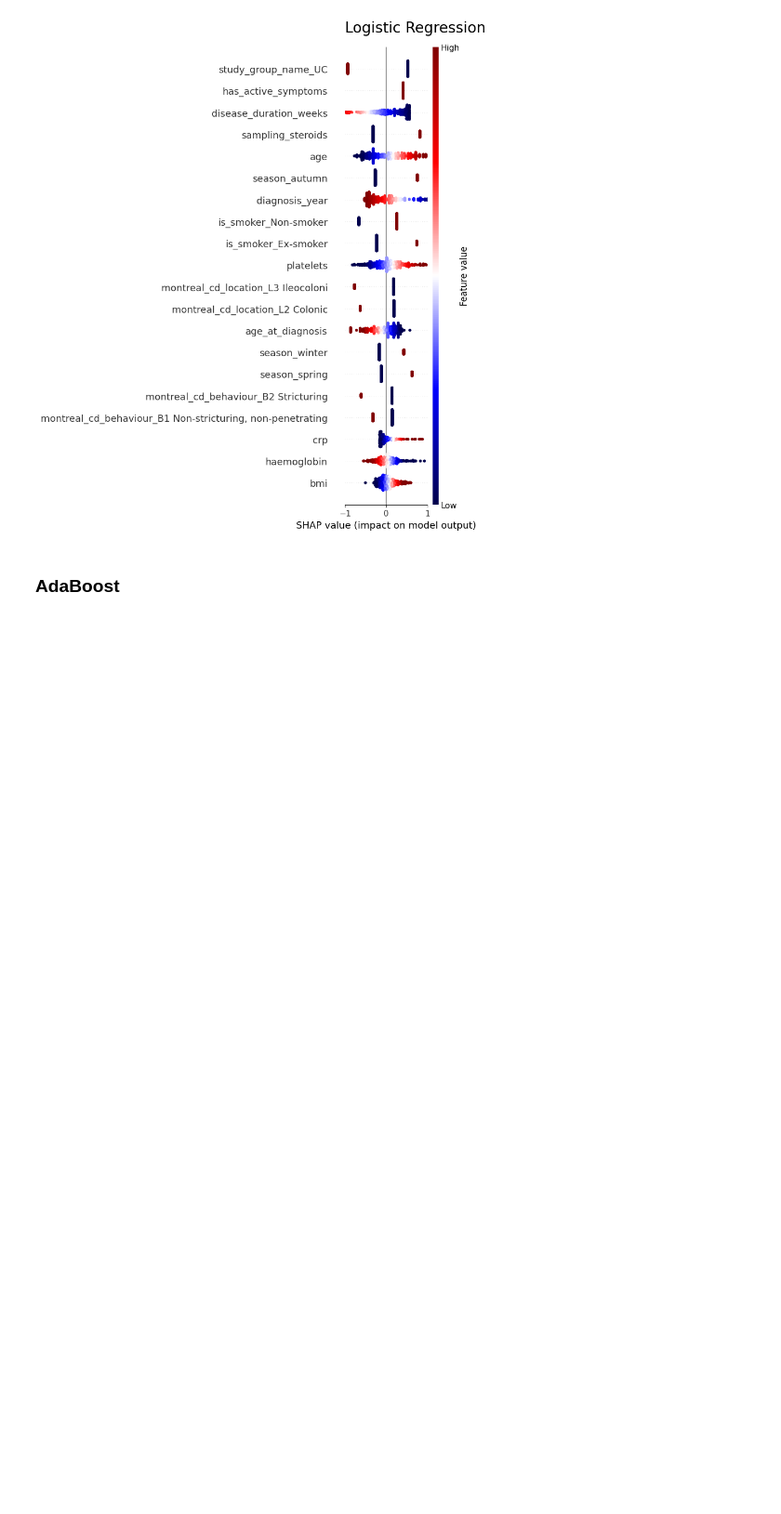
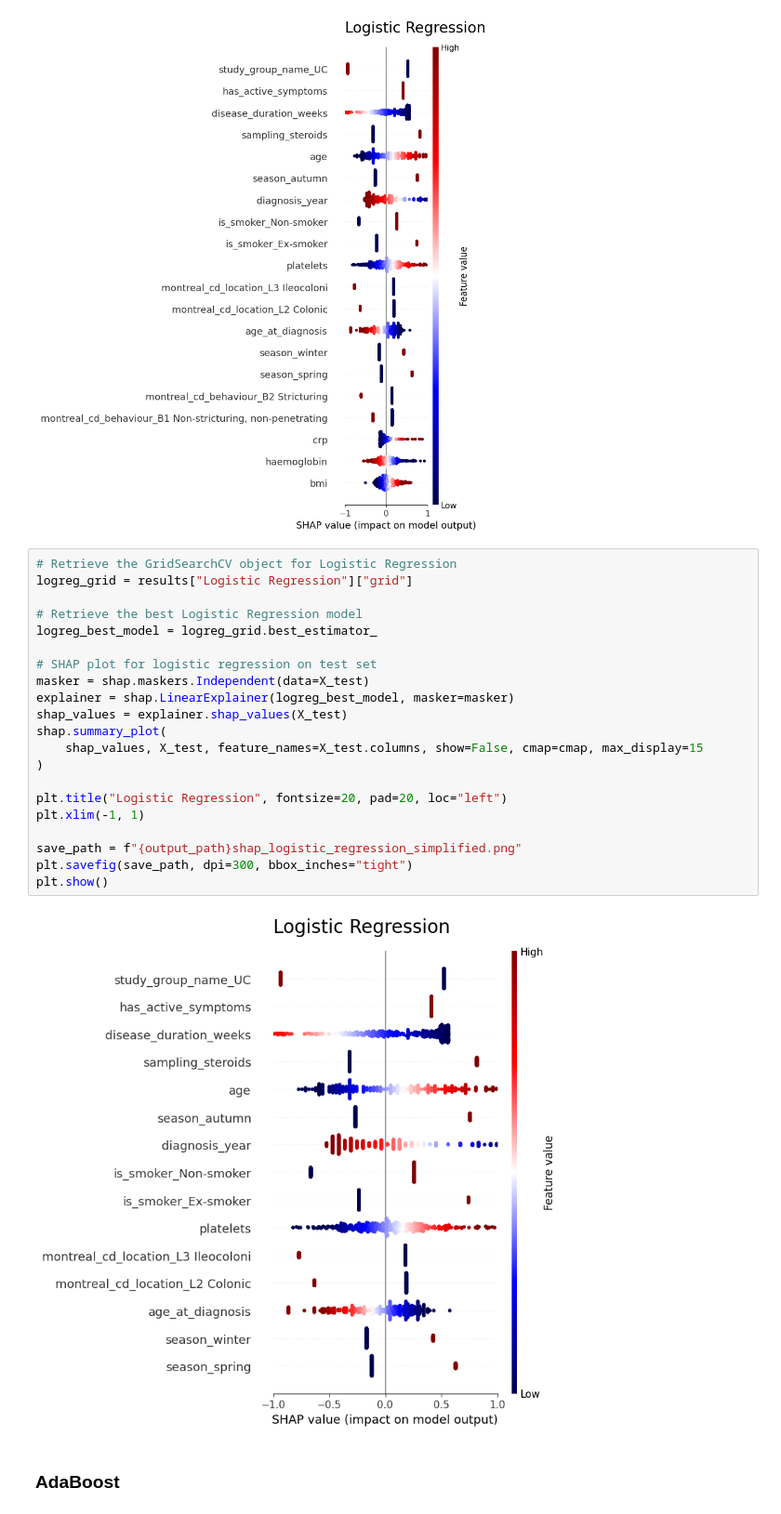
Before and after one commit to 1-gut/machine_learning_for_ibd_fatigue, a Jupyter notebook: 3_all_ibd_ml_pipeline.ipynb, the cells around one changed output. Shown at 93% size. Cells and saved outputs as stored; diff of their text form; blank space fills up the shorter version.

```diff
--- a/3_all_ibd_ml_pipeline.ipynb
+++ b/3_all_ibd_ml_pipeline.ipynb
@@ -429,6 +415,29 @@ plt.savefig(save_path, dpi=300, bbox_inches="tight")
 plt.show()
 # %% [output]
 [figure]
+# %%
+# Retrieve the GridSearchCV object for Logistic Regression
+logreg_grid = results["Logistic Regression"]["grid"]
+
+# Retrieve the best Logistic Regression model
+logreg_best_model = logreg_grid.best_estimator_
+
+# SHAP plot for logistic regression on test set
+masker = shap.maskers.Independent(data=X_test)
+explainer = shap.LinearExplainer(logreg_best_model, masker=masker)
+shap_values = explainer.shap_values(X_test)
+shap.summary_plot(
+    shap_values, X_test, feature_names=X_test.columns, show=False, cmap=cmap, max_display=15
+)
+
+plt.title("Logistic Regression", fontsize=20, pad=20, loc="left")
+plt.xlim(-1, 1)
+
+save_path = f"{output_path}shap_logistic_regression_simplified.png"
+plt.savefig(save_path, dpi=300, bbox_inches="tight")
+plt.show()
+# %% [output]
+[figure, added]
 # %% [markdown]
 ### AdaBoost
 # %%
```
Also changed, not shown: parts of 6 cells of this notebook, 8 other files.
